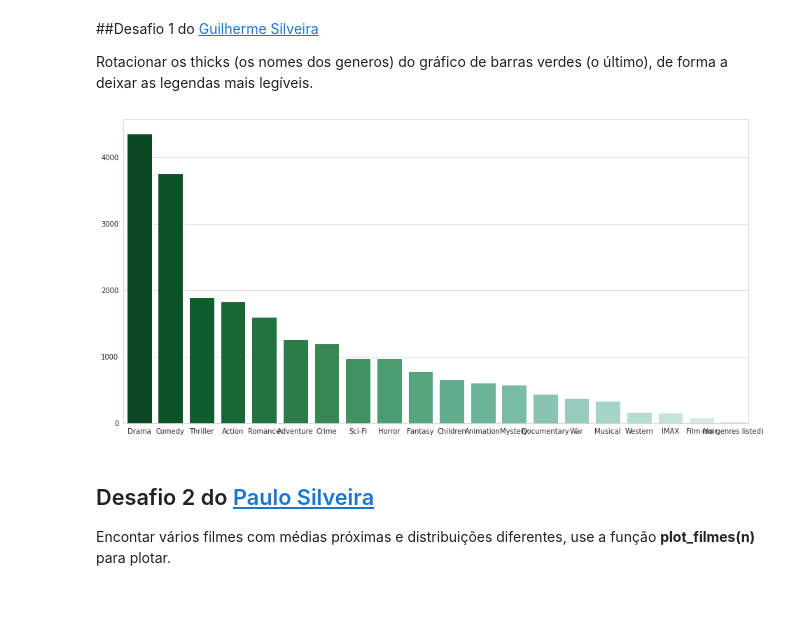
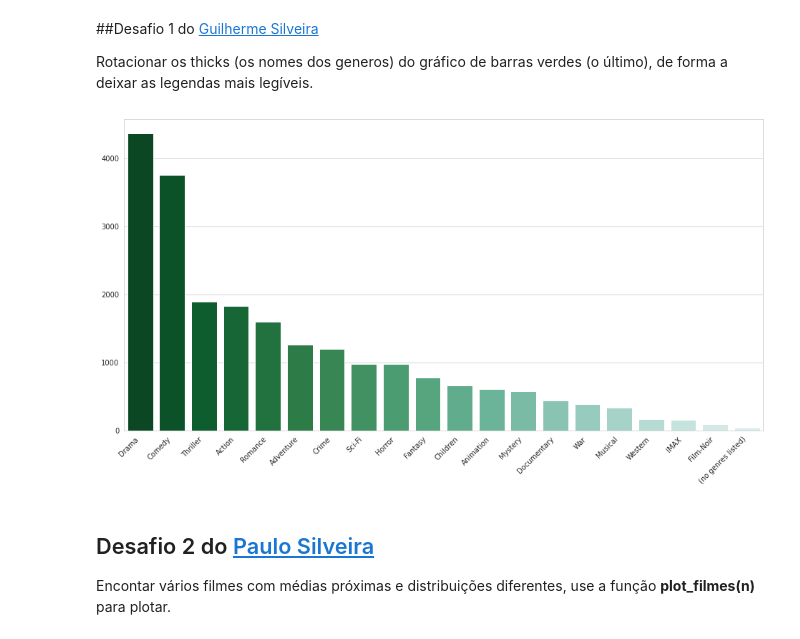
Before and after one commit to f-marcondes/QuarentenaDados, a Jupyter notebook: QuarentenaDados_Filmes.ipynb, the cells around one changed output. Saved outputs shown, nothing was run; the diff lists cells and outputs as text; code cells hidden in the pictures; blank space fills up the shorter version.

```diff
--- a/QuarentenaDados_Filmes.ipynb
+++ b/QuarentenaDados_Filmes.ipynb
@@ -909,15 +909,16 @@ Rotacionar os thicks (os nomes dos generos) do gráfico de barras verdes (o últ
 # %%
 import seaborn as sns
 sns.set_style("whitegrid")
 
-chart = filmes_por_genero = filmes["generos"].str.get_dummies('|').sum().sort_values(ascending=False)
+filmes_por_genero = filmes["generos"].str.get_dummies('|').sum().sort_values(ascending=False)
 plt.figure(figsize=(16,8))
 sns.barplot(x=filmes_por_genero.index,
             y=filmes_por_genero.values,
             palette=sns.color_palette("BuGn_r", n_colors=len(filmes_por_genero) + 4))
+plt.xticks(rotation=45, horizontalalignment="right")
 plt.show()
 # %% [output]
-[figure, old version]
+[figure, new version]
 # %% [markdown]
 ## Desafio 2 do [Paulo Silveira](https://twitter.com/paulo_caelum)
 
```
Also changed, not shown: parts of 28 cells of this notebook.
